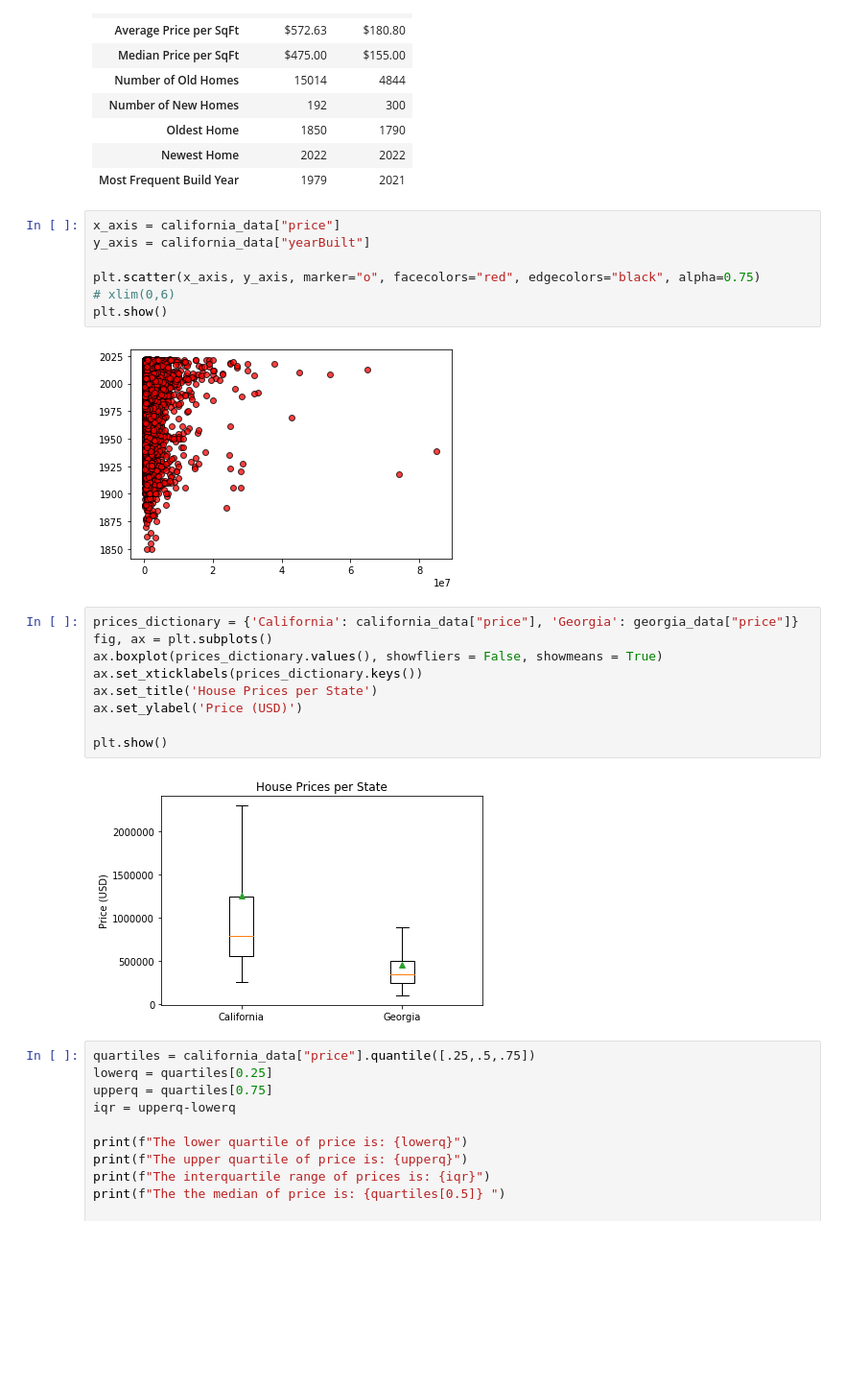
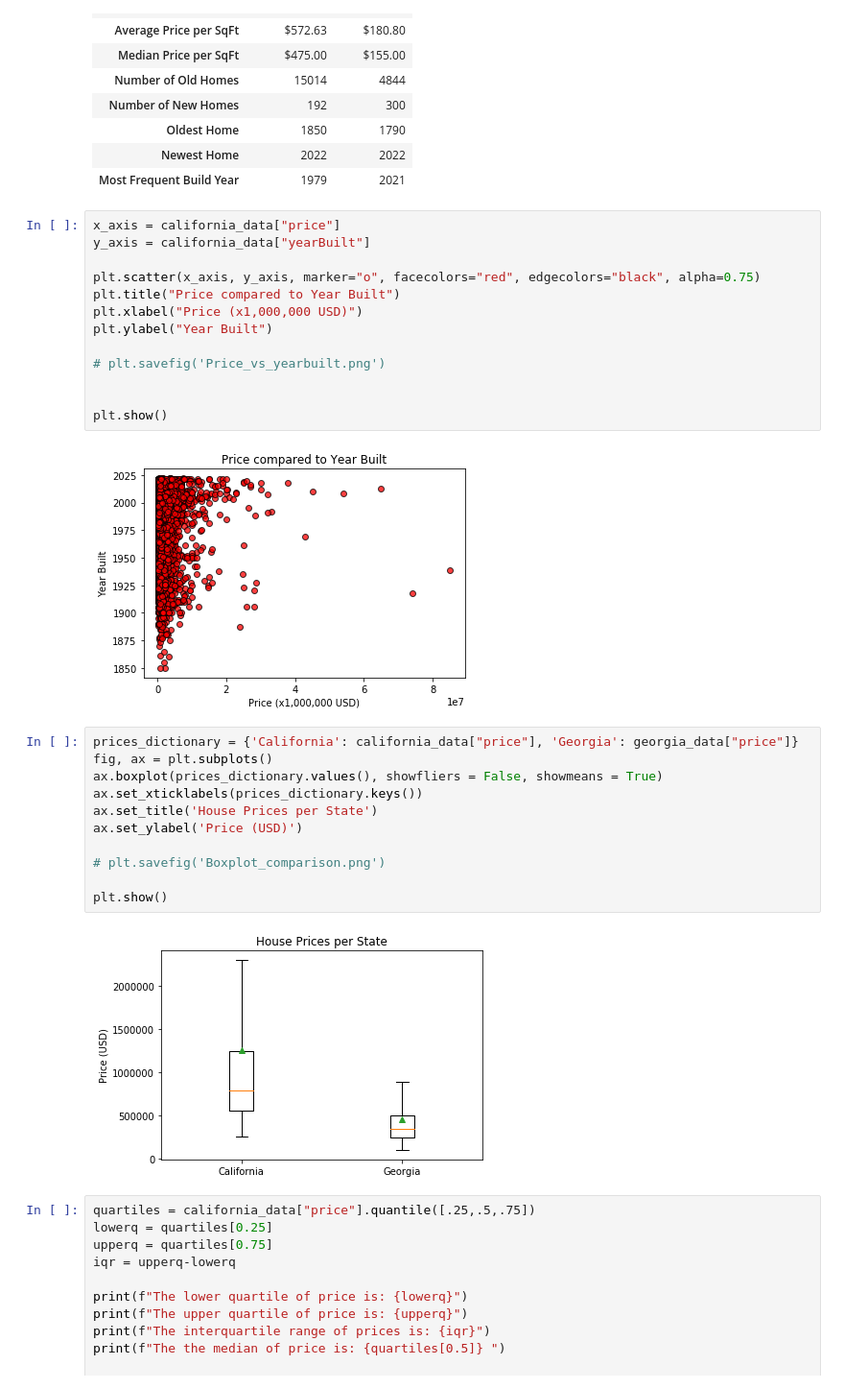
Before and after one commit to nuvvalaps/Project1-DataVis, a Jupyter notebook: Summary Statistics.ipynb, the cells around one changed output. Shown at 96% size. Cells and saved outputs as stored; diff of their text form; blank space fills up the shorter version.

```diff
--- a/Summary Statistics.ipynb
+++ b/Summary Statistics.ipynb
@@ -83,12 +83,18 @@ summary_comparison
 # %%
 x_axis = california_data["price"]
 y_axis = california_data["yearBuilt"]
 
 plt.scatter(x_axis, y_axis, marker="o", facecolors="red", edgecolors="black", alpha=0.75)
-# xlim(0,6)
+plt.title("Price compared to Year Built")
+plt.xlabel("Price (x1,000,000 USD)")
+plt.ylabel("Year Built")
+
+# plt.savefig('Price_vs_yearbuilt.png')
+
+
 plt.show()
 # %% [output]
-[figure, old version]
+[figure, new version]
 # %%
 prices_dictionary = {'California': california_data["price"], 'Georgia': georgia_data["price"]}
 fig, ax = plt.subplots()
@@ -97,6 +103,8 @@ ax.set_xticklabels(prices_dictionary.keys())
 ax.set_title('House Prices per State')
 ax.set_ylabel('Price (USD)')
 
+# plt.savefig('Boxplot_comparison.png')
+
 plt.show()
 # %% [output]
 [figure]
```
Also changed, not shown: parts of 1 cell of this notebook, 11 other files.
